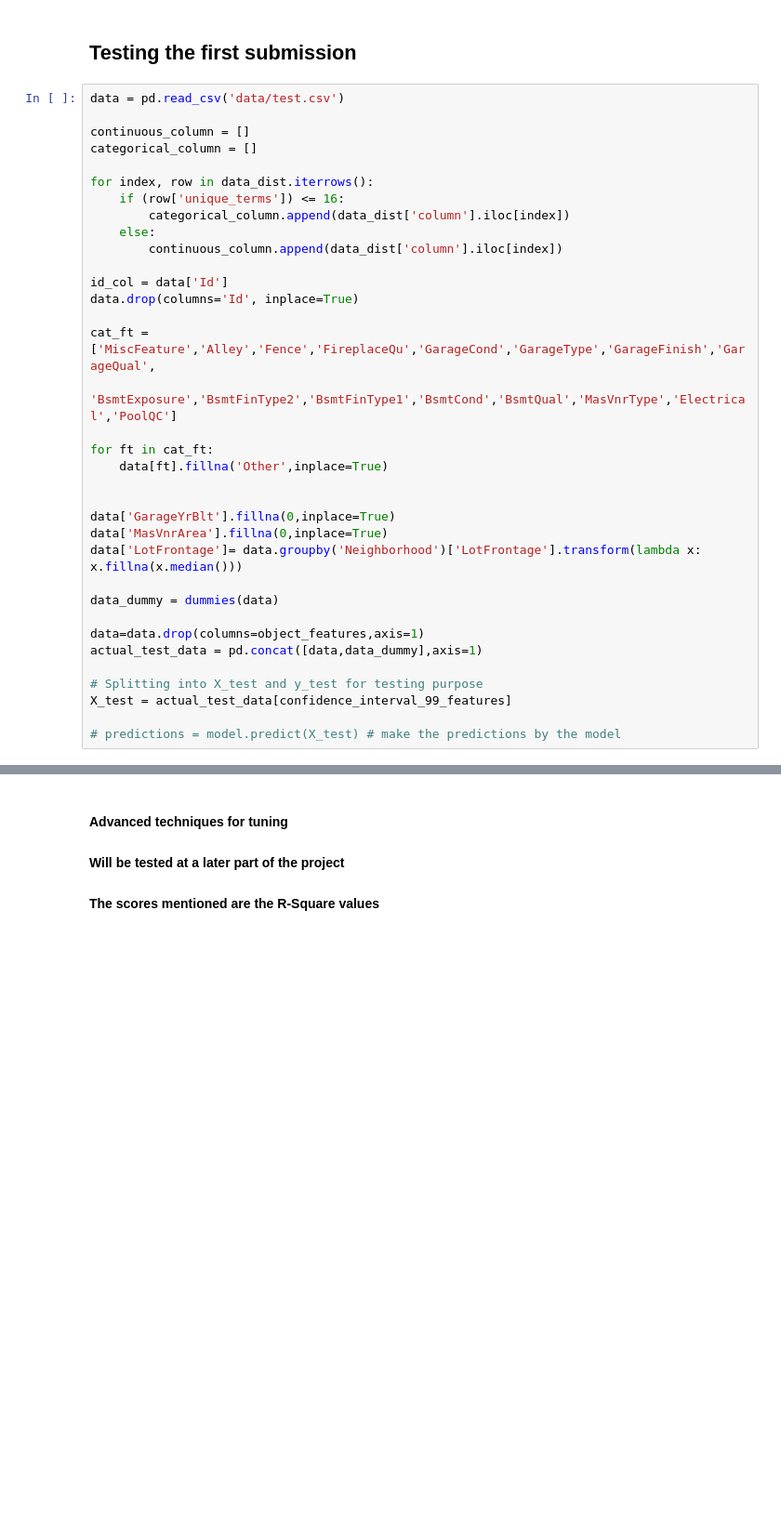
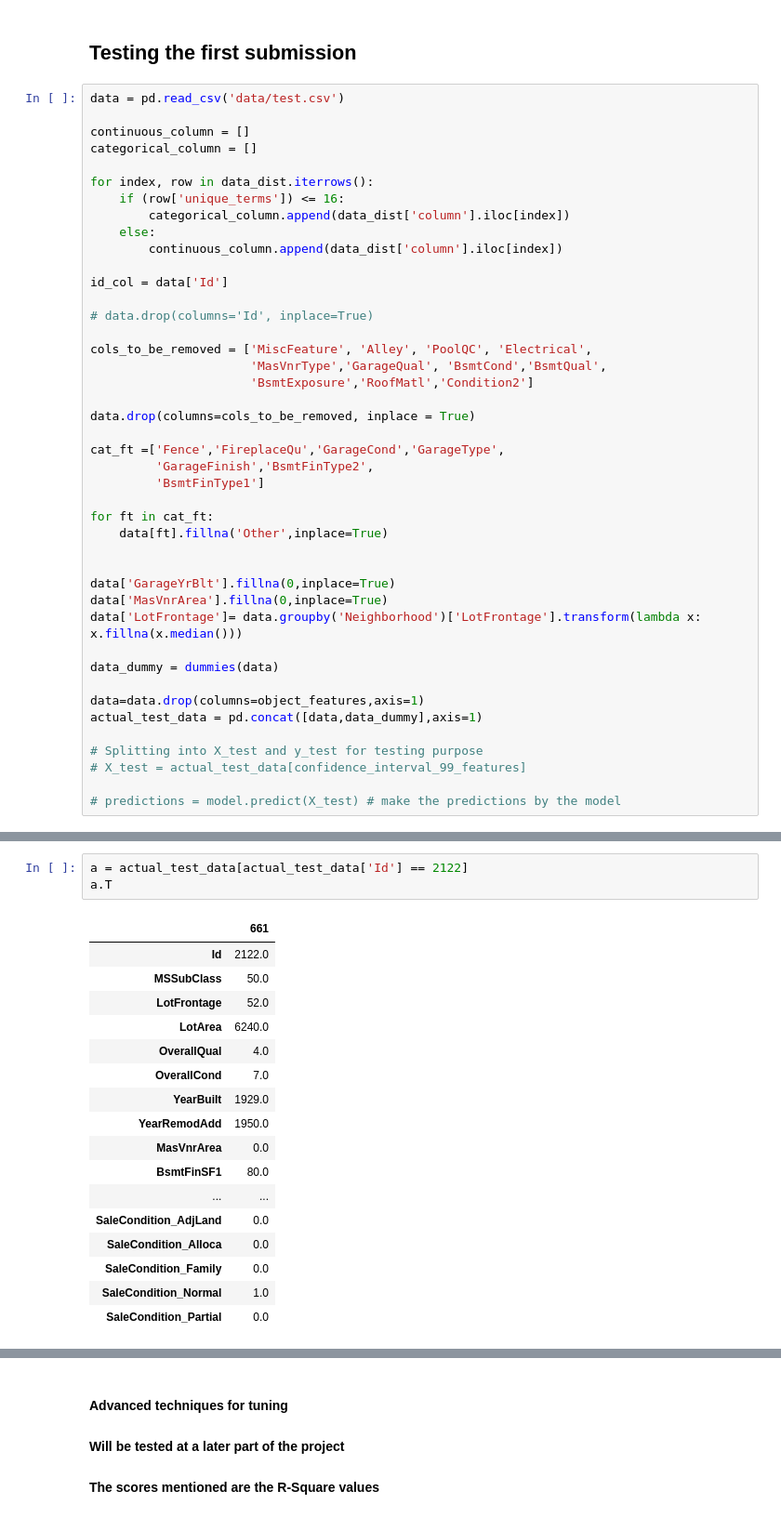
Before and after one commit to sagnikrana/Advanced-Regression-Techniques---House-Price, a Jupyter notebook: Iowa_house_price_prediction.ipynb, the cells around one changed output, grey strips where cells are left out. Shown at 93% size. Drawn from its saved outputs; the diff is of its cells as text; blank space fills up the shorter version.

```diff
--- a/Iowa_house_price_prediction.ipynb
+++ b/Iowa_house_price_prediction.ipynb
@@ -503,10 +516,18 @@ for index, row in data_dist.iterrows():
         continuous_column.append(data_dist['column'].iloc[index])
 
 id_col = data['Id']
-data.drop(columns='Id', inplace=True)
 
-cat_ft =['MiscFeature','Alley','Fence','FireplaceQu','GarageCond','GarageType','GarageFinish','GarageQual',
-        'BsmtExposure','BsmtFinType2','BsmtFinType1','BsmtCond','BsmtQual','MasVnrType','Electrical','PoolQC']
+# data.drop(columns='Id', inplace=True)
+
+cols_to_be_removed = ['MiscFeature', 'Alley', 'PoolQC', 'Electrical',
+                      'MasVnrType','GarageQual', 'BsmtCond','BsmtQual',
+                      'BsmtExposure','RoofMatl','Condition2']
+
+data.drop(columns=cols_to_be_removed, inplace = True)
+
+cat_ft =['Fence','FireplaceQu','GarageCond','GarageType',
+         'GarageFinish','BsmtFinType2',
+         'BsmtFinType1']
 
 for ft in cat_ft:
     data[ft].fillna('Other',inplace=True)
@@ -522,6 +543,6 @@ data=data.drop(columns=object_features,axis=1)
 actual_test_data = pd.concat([data,data_dummy],axis=1)
 
 # Splitting into X_test and y_test for testing purpose
-X_test = actual_test_data[confidence_interval_99_features]
+# X_test = actual_test_data[confidence_interval_99_features]
 
 # predictions = model.predict(X_test) # make the predictions by the model
@@ -559,0 +551,21 @@ ValueError: array length 1456 does not match index length 1459
+# %%
+a = actual_test_data[actual_test_data['Id'] == 2122]
+a.T
+# %% [output]
+|  | 661 |
+| Id | 2122.0 |
+| MSSubClass | 50.0 |
+| LotFrontage | 52.0 |
+| LotArea | 6240.0 |
+| OverallQual | 4.0 |
+| OverallCond | 7.0 |
+| YearBuilt | 1929.0 |
+| YearRemodAdd | 1950.0 |
+| MasVnrArea | 0.0 |
+| BsmtFinSF1 | 80.0 |
+| ... | ... |
+| SaleCondition_AdjLand | 0.0 |
+| SaleCondition_Alloca | 0.0 |
+| SaleCondition_Family | 0.0 |
+| SaleCondition_Normal | 1.0 |
+| SaleCondition_Partial | 0.0 |
```
Also changed, not shown: parts of 23 cells of this notebook, 1 other file.
